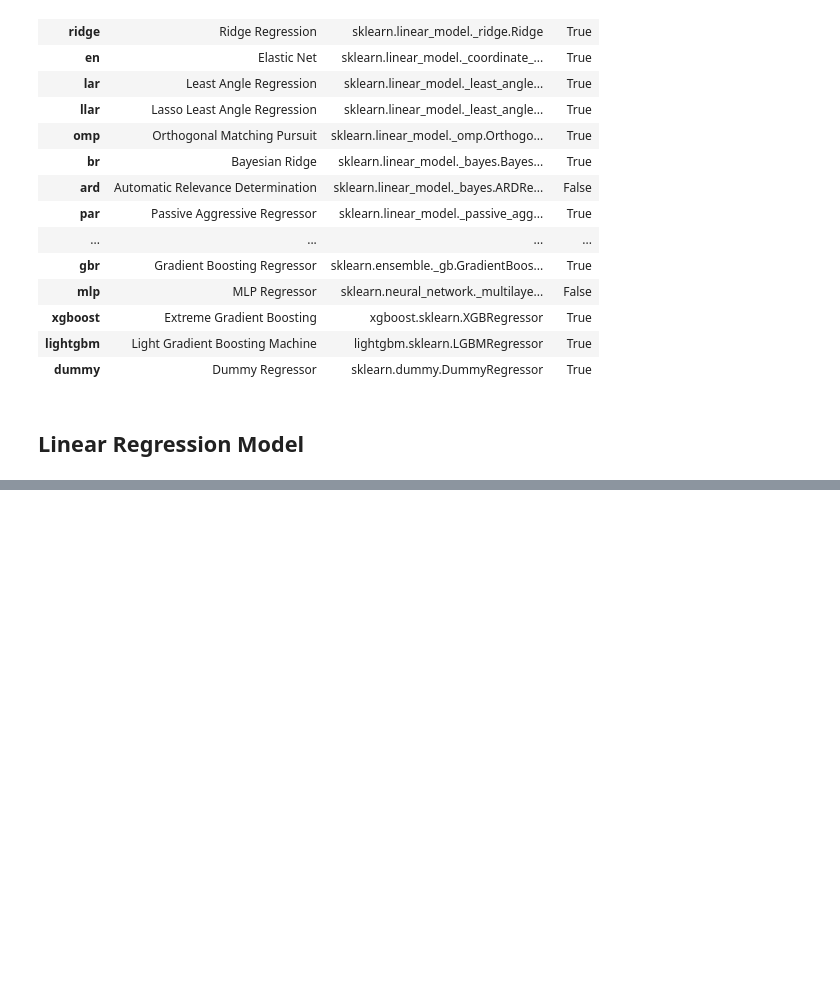
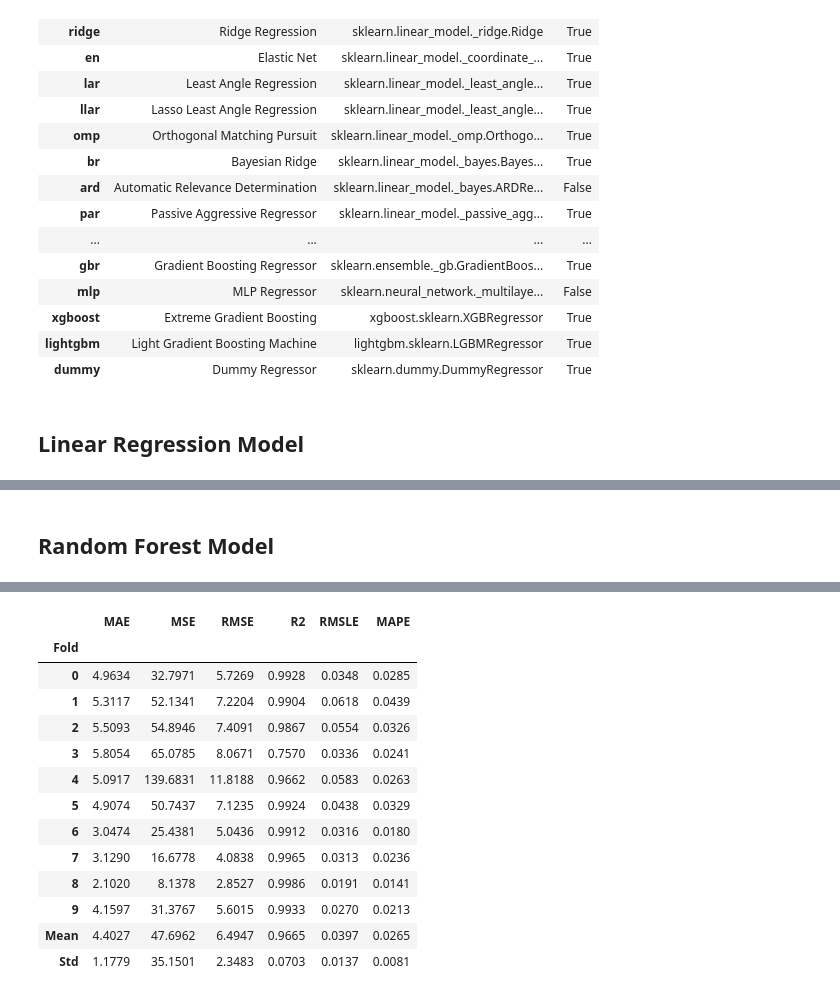
Before and after one commit to DVIlangamge/FYP--Rice-Price-Volatility-Analysis-and-Forecasting, a Jupyter notebook: FYP_Rice_price_predictions.ipynb, the cells around one changed output, grey strips where cells are left out. Saved outputs shown, nothing was run; the diff lists cells and outputs as text; code cells hidden in the pictures; blank space fills up the shorter version.

```diff
--- a/FYP_Rice_price_predictions.ipynb
+++ b/FYP_Rice_price_predictions.ipynb
@@ -2690,0 +2791,5 @@ lr = create_model('lr')
+# %% [markdown]
+## Random Forest Model
+# %%
+rfr = create_model('rf')
+# %% [output]
@@ -2690,0 +2797,14 @@ lr = create_model('lr')
+|  | MAE | MSE | RMSE | R2 | RMSLE | MAPE |
+| Fold |  |  |  |  |  |  |
+| 0 | 4.9634 | 32.7971 | 5.7269 | 0.9928 | 0.0348 | 0.0285 |
+| 1 | 5.3117 | 52.1341 | 7.2204 | 0.9904 | 0.0618 | 0.0439 |
+| 2 | 5.5093 | 54.8946 | 7.4091 | 0.9867 | 0.0554 | 0.0326 |
+| 3 | 5.8054 | 65.0785 | 8.0671 | 0.7570 | 0.0336 | 0.0241 |
+| 4 | 5.0917 | 139.6831 | 11.8188 | 0.9662 | 0.0583 | 0.0263 |
+| 5 | 4.9074 | 50.7437 | 7.1235 | 0.9924 | 0.0438 | 0.0329 |
+| 6 | 3.0474 | 25.4381 | 5.0436 | 0.9912 | 0.0316 | 0.0180 |
+| 7 | 3.1290 | 16.6778 | 4.0838 | 0.9965 | 0.0313 | 0.0236 |
+| 8 | 2.1020 | 8.1378 | 2.8527 | 0.9986 | 0.0191 | 0.0141 |
+| 9 | 4.1597 | 31.3767 | 5.6015 | 0.9933 | 0.0270 | 0.0213 |
+| Mean | 4.4027 | 47.6962 | 6.4947 | 0.9665 | 0.0397 | 0.0265 |
+| Std | 1.1779 | 35.1501 | 2.3483 | 0.0703 | 0.0137 | 0.0081 |
```
Also changed, not shown: parts of 17 cells of this notebook.
